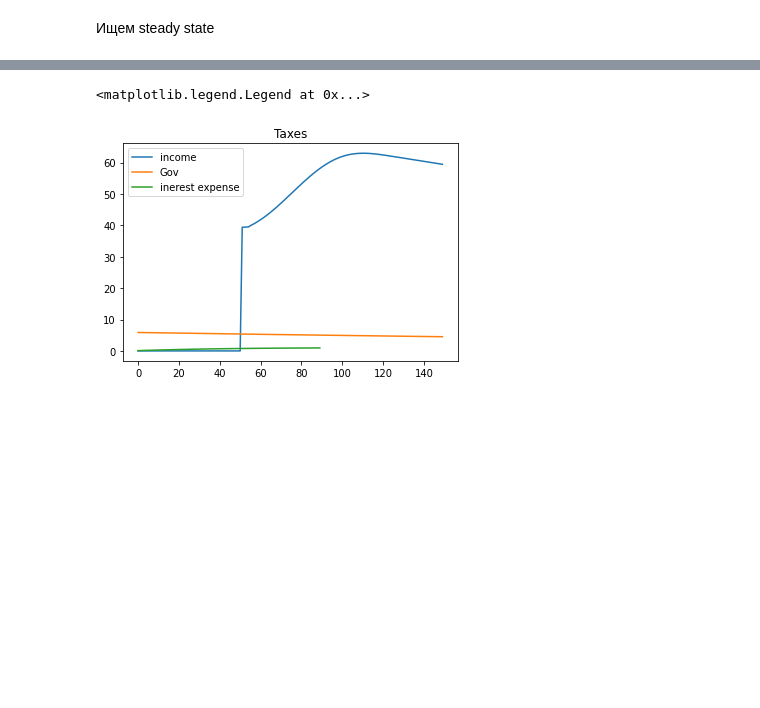
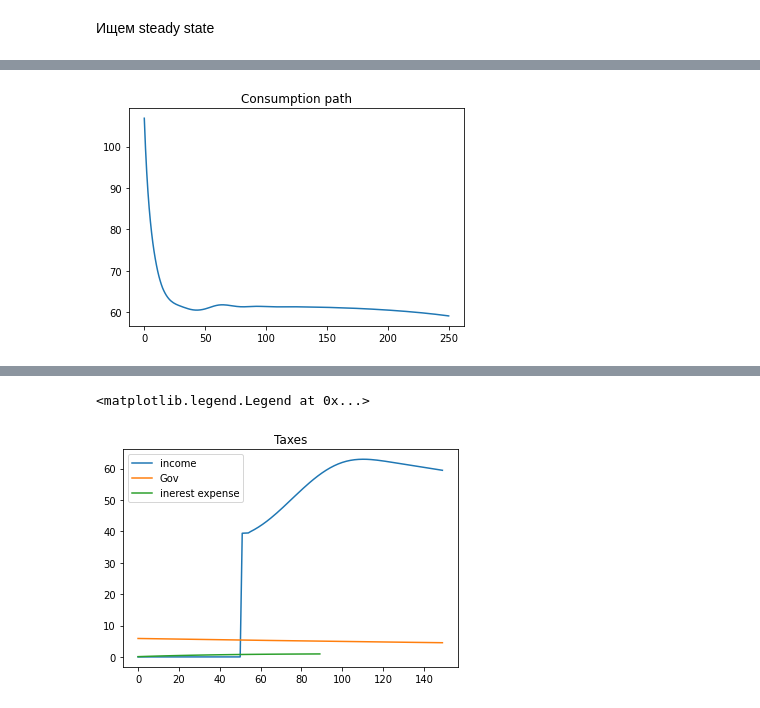
Before and after one commit to mkhlgrv/olg, a Jupyter notebook: steady_state.ipynb, the cells around one changed output, grey strips where cells are left out. Saved outputs shown, nothing was run; the diff lists cells and outputs as text; code cells hidden in the pictures; blank space fills up the shorter version.

```diff
--- a/steady_state.ipynb
+++ b/steady_state.ipynb
@@ -553,3 +634,4 @@ class OLG_model:
 # %%
 demography = np.load('demography.npy',allow_pickle='TRUE').item()
+n_generations = demography["N_female"][0][demography["N_female"][0]!=0].shape[0]
 # %%
@@ -651,0 +759,13 @@ KeyboardInterrupt:
+# %%
+bot = TelegramBot(os.getenv('comp_bot_token'),
+                      os.getenv('chat_id'))
+
+plt.plot(olg.Consumption[:251])
+plt.title("Consumption path")
+
+bot.send_plot(plt)
+
+# This method delete the generetad image
+bot.clean_tmp_dir()
+# %% [output]
+[figure, added]
```
Also changed, not shown: parts of 20 cells of this notebook, 3 other files.
